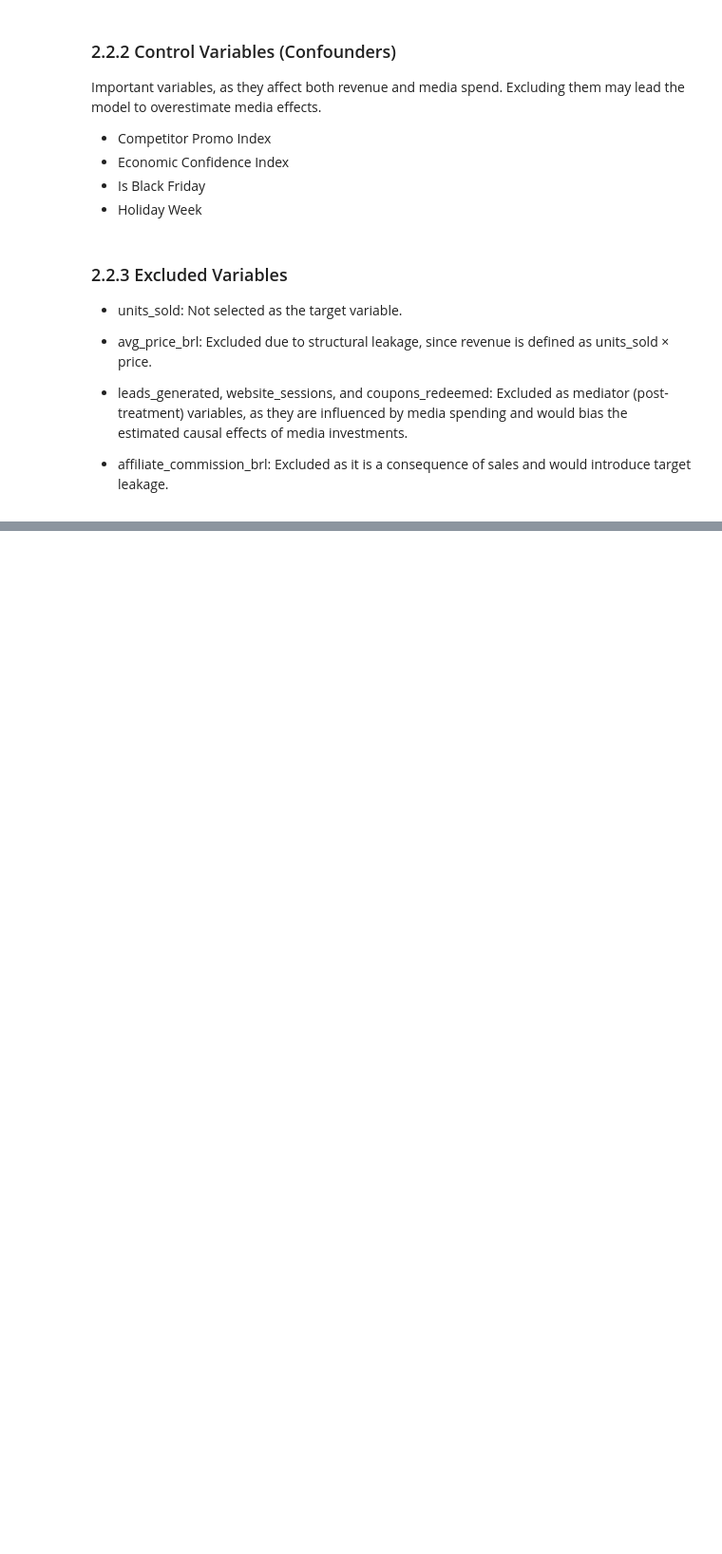
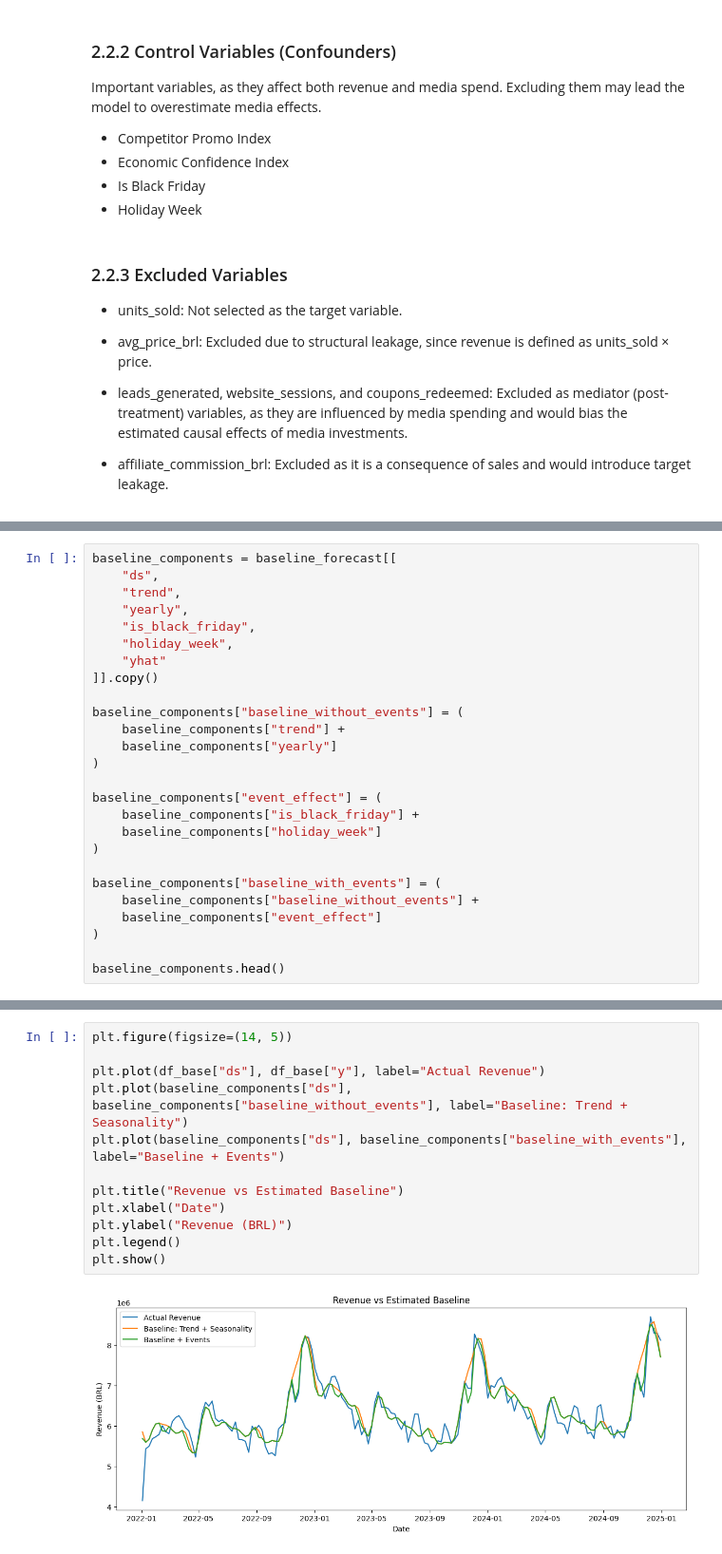
Before and after one commit to TiagoTBarreto/MMM_VAREJO_360, a Jupyter notebook: Case_Tecnico_Uncover_MMM.ipynb, the cells around one changed output, grey strips where cells are left out. Shown at 95% size. Saved outputs shown, nothing was run; the diff lists cells and outputs as text; blank space fills up the shorter version.

```diff
--- a/Case_Tecnico_Uncover_MMM.ipynb
+++ b/Case_Tecnico_Uncover_MMM.ipynb
@@ -158,0 +252,26 @@ Important variables, as they affect both revenue and media spend. Excluding them
+# %%
+baseline_components = baseline_forecast[[
+    "ds",
+    "trend",
+    "yearly",
+    "is_black_friday",
+    "holiday_week",
+    "yhat"
+]].copy()
+
+baseline_components["baseline_without_events"] = (
+    baseline_components["trend"] +
+    baseline_components["yearly"]
+)
+
+baseline_components["event_effect"] = (
+    baseline_components["is_black_friday"] +
+    baseline_components["holiday_week"]
+)
+
+baseline_components["baseline_with_events"] = (
+    baseline_components["baseline_without_events"] +
+    baseline_components["event_effect"]
+)
+
+baseline_components.head()
@@ -158,0 +285,14 @@ Important variables, as they affect both revenue and media spend. Excluding them
+# %%
+plt.figure(figsize=(14, 5))
+
+plt.plot(df_base["ds"], df_base["y"], label="Actual Revenue")
+plt.plot(baseline_components["ds"], baseline_components["baseline_without_events"], label="Baseline: Trend + Seasonality")
+plt.plot(baseline_components["ds"], baseline_components["baseline_with_events"], label="Baseline + Events")
+
+plt.title("Revenue vs Estimated Baseline")
+plt.xlabel("Date")
+plt.ylabel("Revenue (BRL)")
+plt.legend()
+plt.show()
+# %% [output]
+[figure, added]
```
Also changed, not shown: parts of 11 cells of this notebook.
